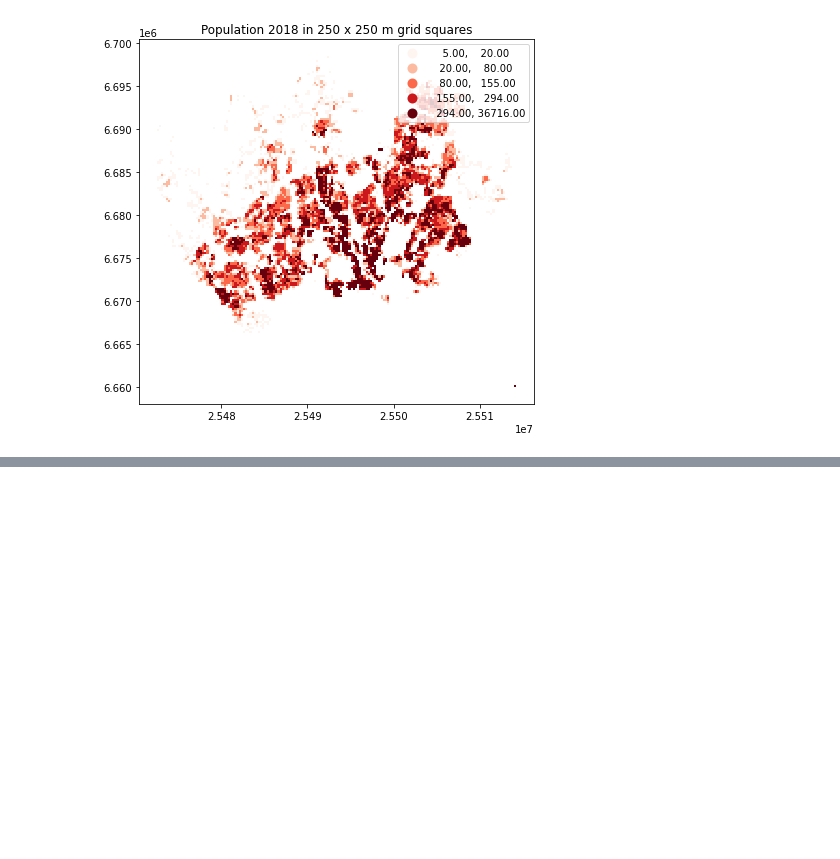
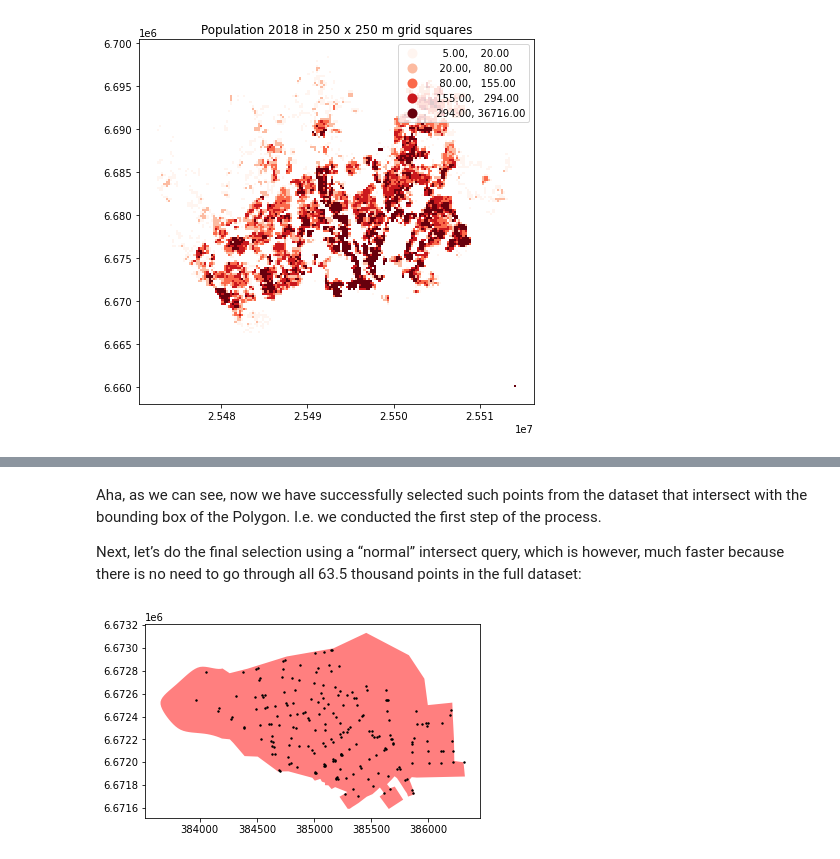
Before and after one commit to balintalfoldy/Automating_GIS, a Jupyter notebook: Lesson3/Lesson3.ipynb, the cells around one changed output, grey strips where cells are left out. Saved outputs shown, nothing was run; the diff lists cells and outputs as text; code cells hidden in the pictures; blank space fills up the shorter version.

```diff
--- a/Lesson3/Lesson3.ipynb
+++ b/Lesson3/Lesson3.ipynb
@@ -726,0 +984,13 @@ join.to_file(outfp)
+# %% [markdown]
+Aha, as we can see, now we have successfully selected such points from the dataset that intersect with the bounding box of the Polygon. I.e. we conducted the first step of the process.
+
+Next, let’s do the final selection using a “normal” intersect query, which is however, much faster because there is no need to go through all 63.5 thousand points in the full dataset:
+# %%
+# Make the precise Point in Polygon query
+final_selection = point_candidates.loc[point_candidates.intersects(city_center_zip_area['geometry'].values[0])]
+
+# Let's see what we have now
+ax = city_center_zip_area.plot(color='red', alpha=0.5)
+ax = final_selection.plot(ax=ax, color='black', markersize=2)
+# %% [output]
+[figure, added]
```
Also changed, not shown: parts of 57 cells of this notebook, 4 other files.
